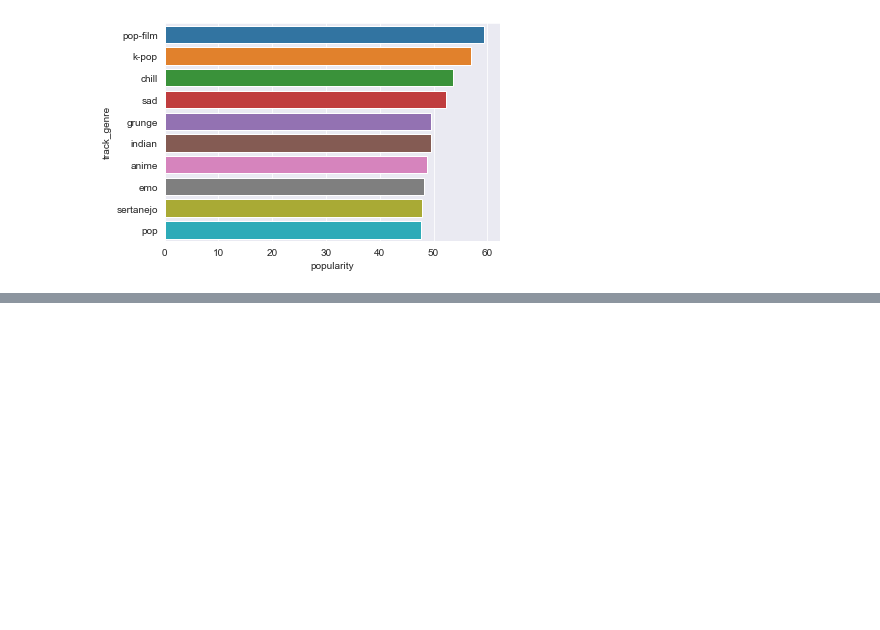
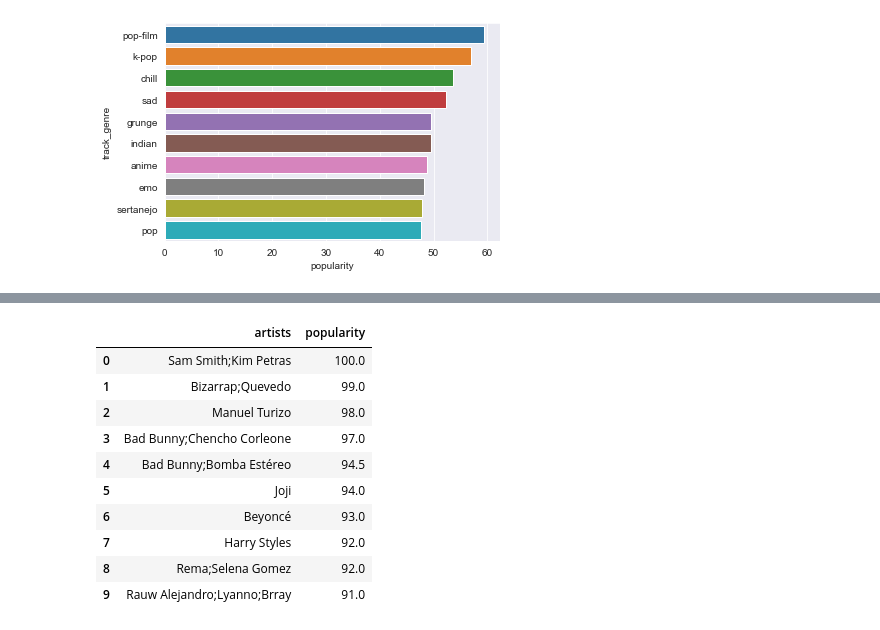
Before and after one commit to Wolfie3D/spotify_data_Analysis, a Jupyter notebook: index.ipynb, the cells around one changed output, grey strips where cells are left out. Drawn from its saved outputs; the diff is of its cells as text; code cells hidden in the pictures; blank space fills up the shorter version.

```diff
--- a/index.ipynb
+++ b/index.ipynb
@@ -195,0 +218,20 @@ sns.barplot(y='track_genre', x='popularity', data= genre_popularity)
+# %%
+artist_popularity = data.groupby('artists')['popularity'].mean()
+
+artist_popularity = artist_popularity.sort_values(ascending=False).reset_index()
+
+artist_popularity = artist_popularity.head(10)
+
+artist_popularity
+# %% [output]
+|  | artists | popularity |
+| 0 | Sam Smith;Kim Petras | 100.0 |
+| 1 | Bizarrap;Quevedo | 99.0 |
+| 2 | Manuel Turizo | 98.0 |
+| 3 | Bad Bunny;Chencho Corleone | 97.0 |
+| 4 | Bad Bunny;Bomba Estéreo | 94.5 |
+| 5 | Joji | 94.0 |
+| 6 | Beyoncé | 93.0 |
+| 7 | Harry Styles | 92.0 |
+| 8 | Rema;Selena Gomez | 92.0 |
+| 9 | Rauw Alejandro;Lyanno;Brray | 91.0 |
```
Also changed, not shown: parts of 4 cells of this notebook.
